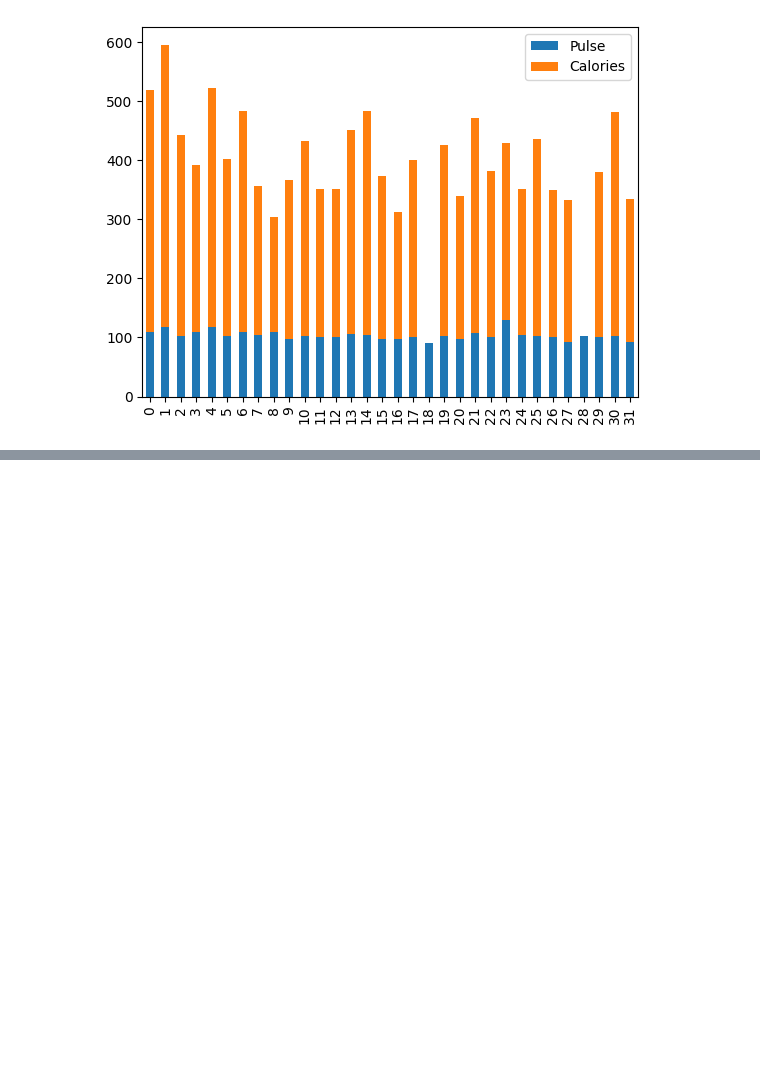
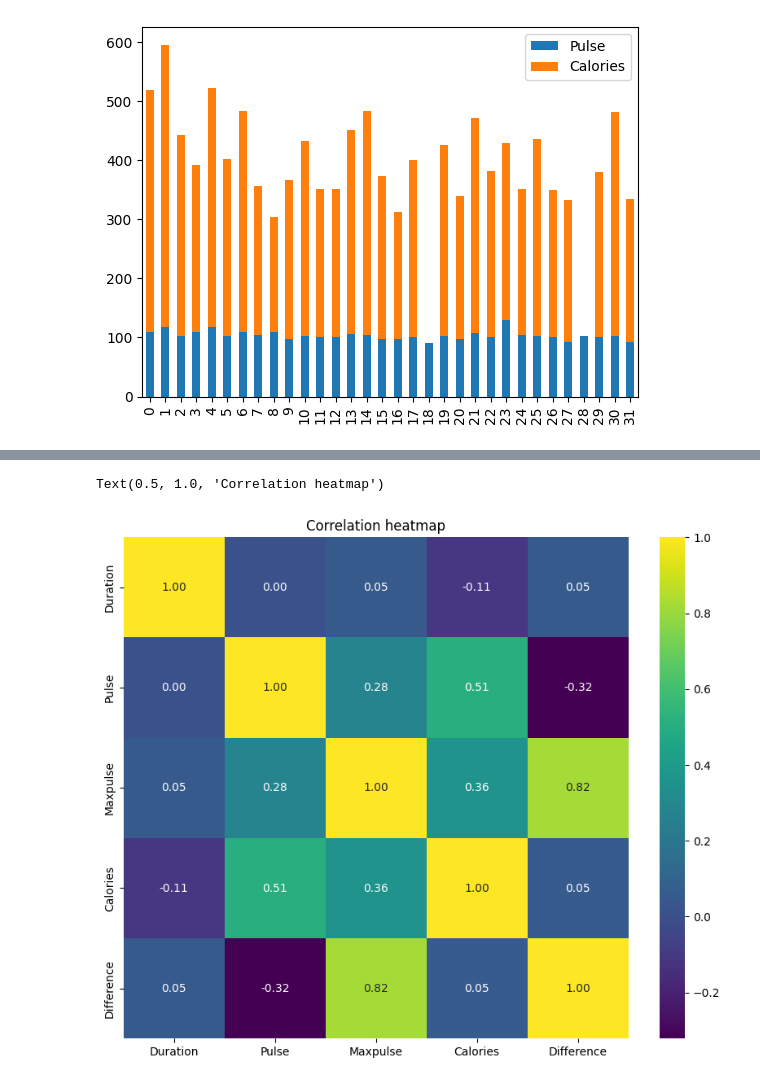
Before and after one commit to emiiliiojose/BusinessAnalysis, a Jupyter notebook: Class_Activity_EDA.ipynb, the cells around one changed output, grey strips where cells are left out. Drawn from its saved outputs; the diff is of its cells as text; code cells hidden in the pictures; blank space fills up the shorter version.

```diff
--- a/Class_Activity_EDA.ipynb
+++ b/Class_Activity_EDA.ipynb
@@ -355,0 +362,9 @@ bardData.plot(kind='bar', stacked=True)
+# %%
+# prompt: add a column with the difference between maxpulse and pulse
+
+# Assuming 'data' DataFrame is already loaded as in the provided code.
+
+# Calculate the difference between Maxpulse and Pulse
+data['Difference'] = data['Maxpulse'] - data['Pulse']
+
+data.head()
@@ -355,0 +378,8 @@ bardData.plot(kind='bar', stacked=True)
+# %%
+#Correlation Matrix or heatmap correlation coeficcient 0 to 1 value
+nuemrical_data = data.drop(columns=['Date'])
+nuemrical_data.head()
+
+correlation_matrix = nuemrical_data.corr()
+print("Correlation Matrix:")
+print(correlation_matrix)
@@ -355,0 +394,7 @@ bardData.plot(kind='bar', stacked=True)
+# %%
+plt.figure(figsize=(10, 8))
+sns.heatmap(correlation_matrix, annot=True, cmap='viridis', fmt=".2f")
+plt.title("Correlation heatmap")
+# %% [output]
+Text(0.5, 1.0, 'Correlation heatmap')
+[figure, added]
```
Also changed, not shown: parts of 3 cells of this notebook.
